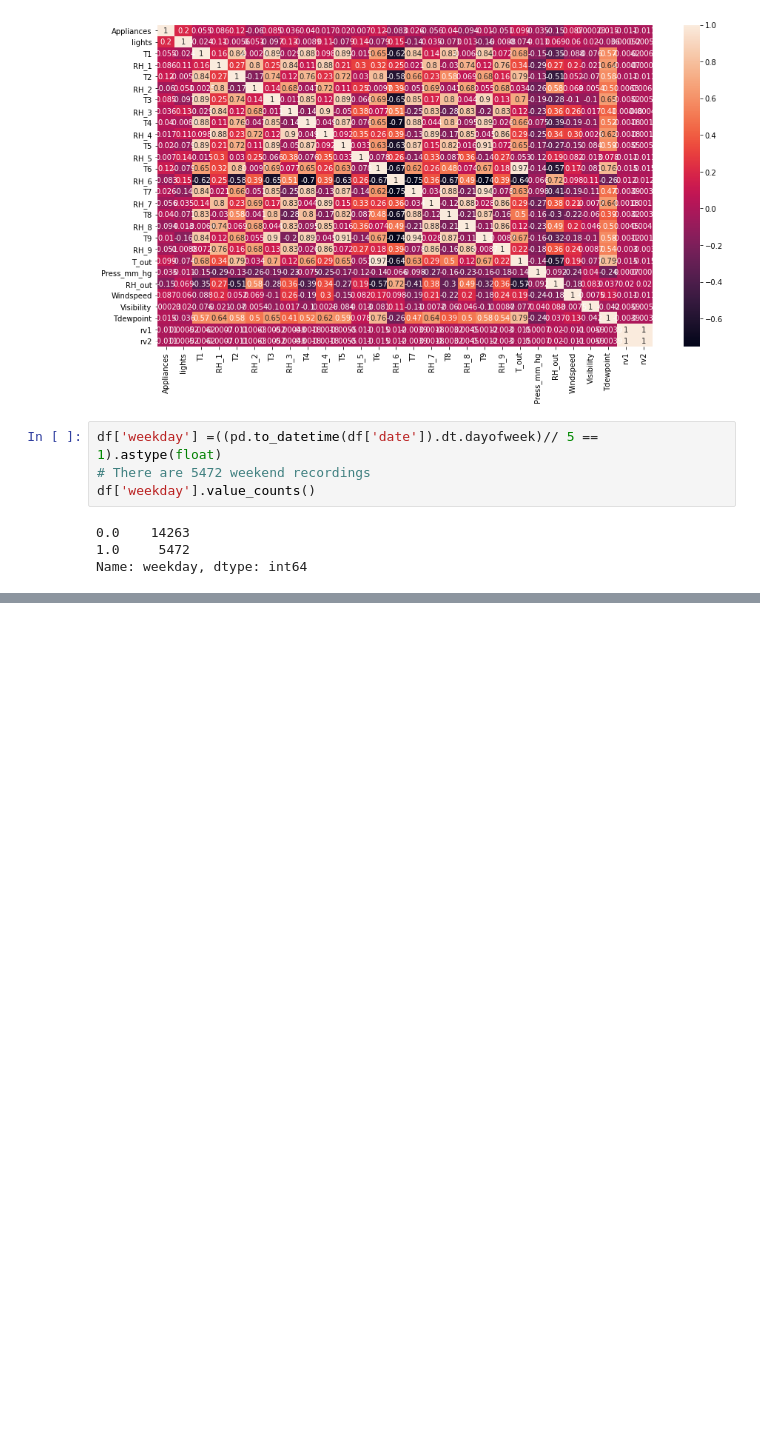
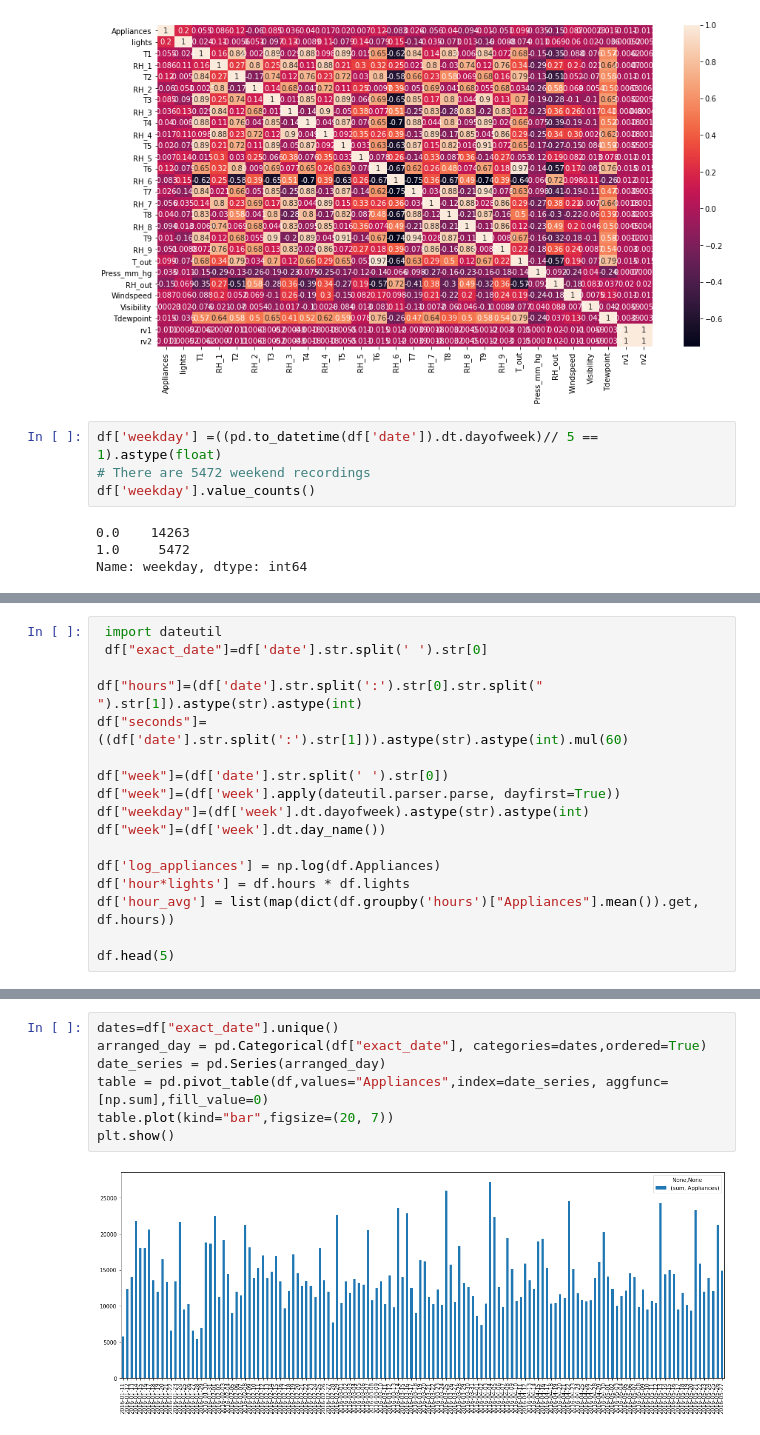
Before and after one commit to Yogesh-8998/Energy-Appliances-Prediction, a Jupyter notebook: Appliances_Energy_Prediction.ipynb, the cells around one changed output, grey strips where cells are left out. Saved outputs shown, nothing was run; the diff lists cells and outputs as text; blank space fills up the shorter version.

```diff
--- a/Appliances_Energy_Prediction.ipynb
+++ b/Appliances_Energy_Prediction.ipynb
@@ -222,0 +293,17 @@ Name: weekday, dtype: int64
+# %%
+ import dateutil
+ df["exact_date"]=df['date'].str.split(' ').str[0]
+
+df["hours"]=(df['date'].str.split(':').str[0].str.split(" ").str[1]).astype(str).astype(int)
+df["seconds"]=((df['date'].str.split(':').str[1])).astype(str).astype(int).mul(60)
+
+df["week"]=(df['date'].str.split(' ').str[0])
+df["week"]=(df['week'].apply(dateutil.parser.parse, dayfirst=True))
+df["weekday"]=(df['week'].dt.dayofweek).astype(str).astype(int)
+df["week"]=(df['week'].dt.day_name())
+
+df['log_appliances'] = np.log(df.Appliances)
+df['hour*lights'] = df.hours * df.lights
+df['hour_avg'] = list(map(dict(df.groupby('hours')["Appliances"].mean()).get, df.hours))
+
+df.head(5)
@@ -222,0 +317,9 @@ Name: weekday, dtype: int64
+# %%
+dates=df["exact_date"].unique()
+arranged_day = pd.Categorical(df["exact_date"], categories=dates,ordered=True)
+date_series = pd.Series(arranged_day)
+table = pd.pivot_table(df,values="Appliances",index=date_series, aggfunc=[np.sum],fill_value=0)
+table.plot(kind="bar",figsize=(20, 7))
+plt.show()
+# %% [output]
+[figure, added]
```
Also changed, not shown: parts of 26 cells of this notebook.
